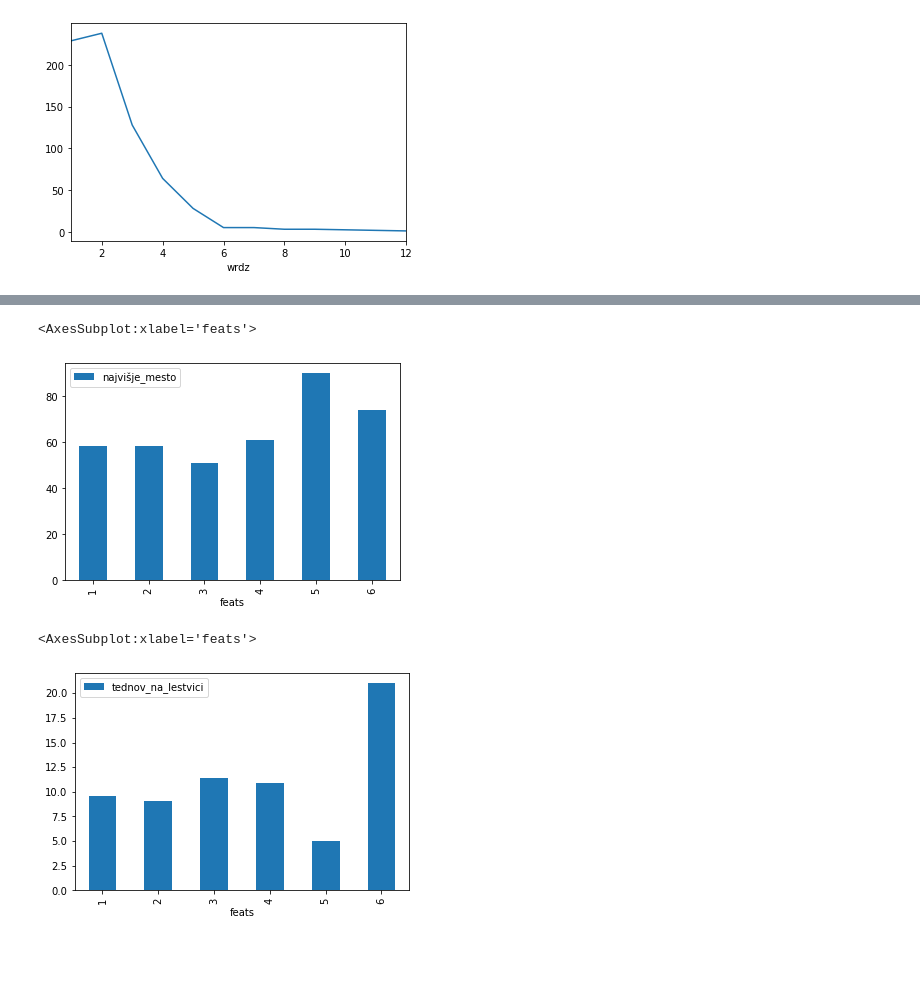
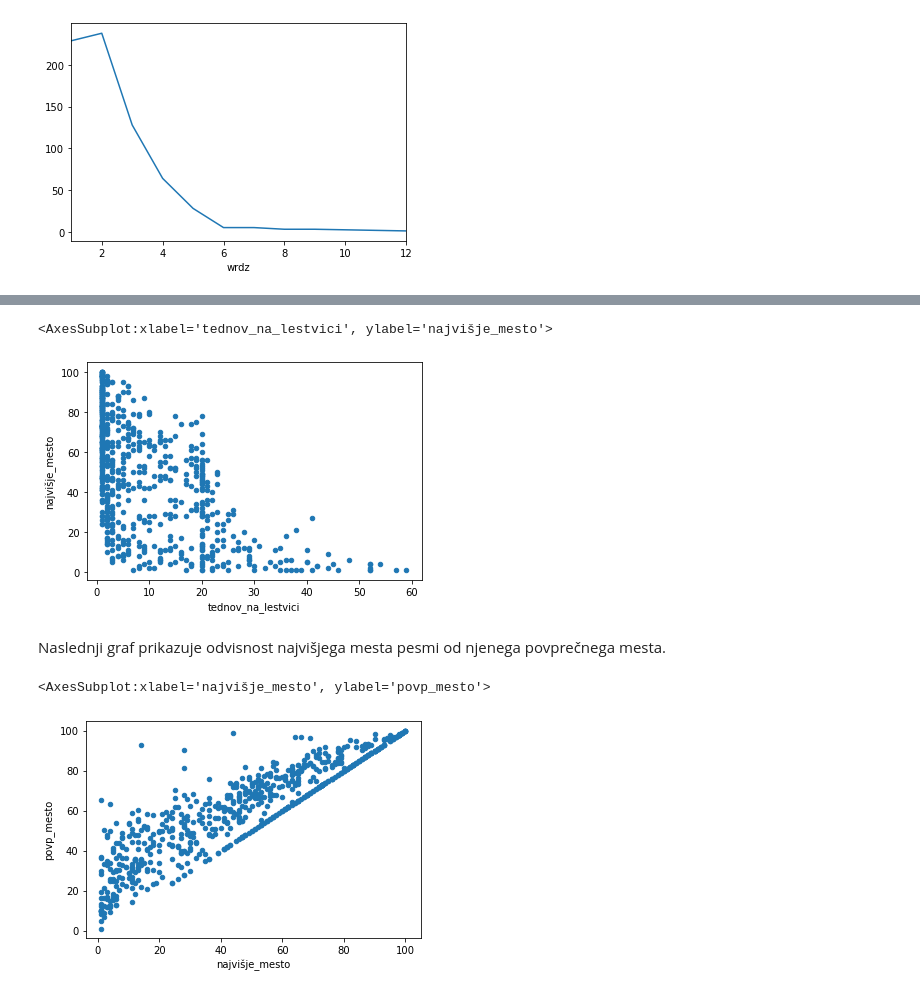
Before and after one commit to Jenzopls/Billboard, a Jupyter notebook: jupytr.ipynb, the cells around one changed output, grey strips where cells are left out. Saved outputs shown, nothing was run; the diff lists cells and outputs as text; code cells hidden in the pictures; blank space fills up the shorter version.

```diff
--- a/jupytr.ipynb
+++ b/jupytr.ipynb
@@ -7,12 +7,12 @@ import pandas as pd
 %matplotlib inline
 
 pd.options.display.max_rows = 20
-pesmi = pd.read_csv('videne.csv',index_col = 'id').drop(columns = 'mesto_na_lestvici')
-pesmi['feats'] = 1 + pesmi['ime_izvajalca'].str.count('Featuring') + pesmi['ime_izvajalca'].str.count(',') + pesmi['ime_izvajalca'].str.count('&')
-pesmi['wrdz'] = 1 + pesmi['naslov_pesmi'].str.count(' ')
-pesmi['ltrz'] = pesmi['naslov_pesmi'].str.len()
+data = pd.read_csv('videne.csv',index_col = 'id').drop(columns = ['mesto_na_lestvici','tednov'])
 
-grpd = pesmi.groupby('ime_izvajalca').size().to_frame('vseh_od_izv')
-tabela = pd.merge(pesmi, grpd, on='ime_izvajalca')
+grpd = data.groupby('izvajalec').size().to_frame('vseh_od_izv')
+pesmi = pd.merge(data, grpd, on='izvajalec')
+pesmi['st_izv'] = 1 + pesmi['izvajalec'].str.count('Featuring') + pesmi['izvajalec'].str.count(',') + pesmi['izvajalec'].str.count('&')
+pesmi['wrdz'] = 1 + pesmi['naslov'].str.count(' ')
+pesmi['ltrz'] = (pesmi['naslov'].str.replace(' ','')).str.len()
 # %% [markdown]
 # Splošne opazke
@@ -122,10 +130,12 @@ pesmi.groupby('feats').mean().plot(y=['tednov_na_lestvici','najvišje_mesto','po
 # %%
-pesmi.groupby('feats').mean().plot(y='najvišje_mesto', kind='bar')
+pesmi.plot(x='tednov_na_lestvici', y='najvišje_mesto', kind= 'scatter')
 # %% [output]
-<AxesSubplot:xlabel='feats'>
+<AxesSubplot:xlabel='tednov_na_lestvici', ylabel='najvišje_mesto'>
-[figure, old version]
+[figure, new version]
+# %% [markdown]
+Naslednji graf prikazuje odvisnost najvišjega mesta pesmi od njenega povprečnega mesta.
 # %%
-pesmi.groupby('feats').mean().plot(y='tednov_na_lestvici', kind='bar')
+pesmi.plot(x='najvišje_mesto', y='povp_mesto', kind= 'scatter')
 # %% [output]
-<AxesSubplot:xlabel='feats'>
+<AxesSubplot:xlabel='najvišje_mesto', ylabel='povp_mesto'>
-[figure, old version]
+[figure, new version]
```
Also changed, not shown: parts of 30 cells of this notebook.
